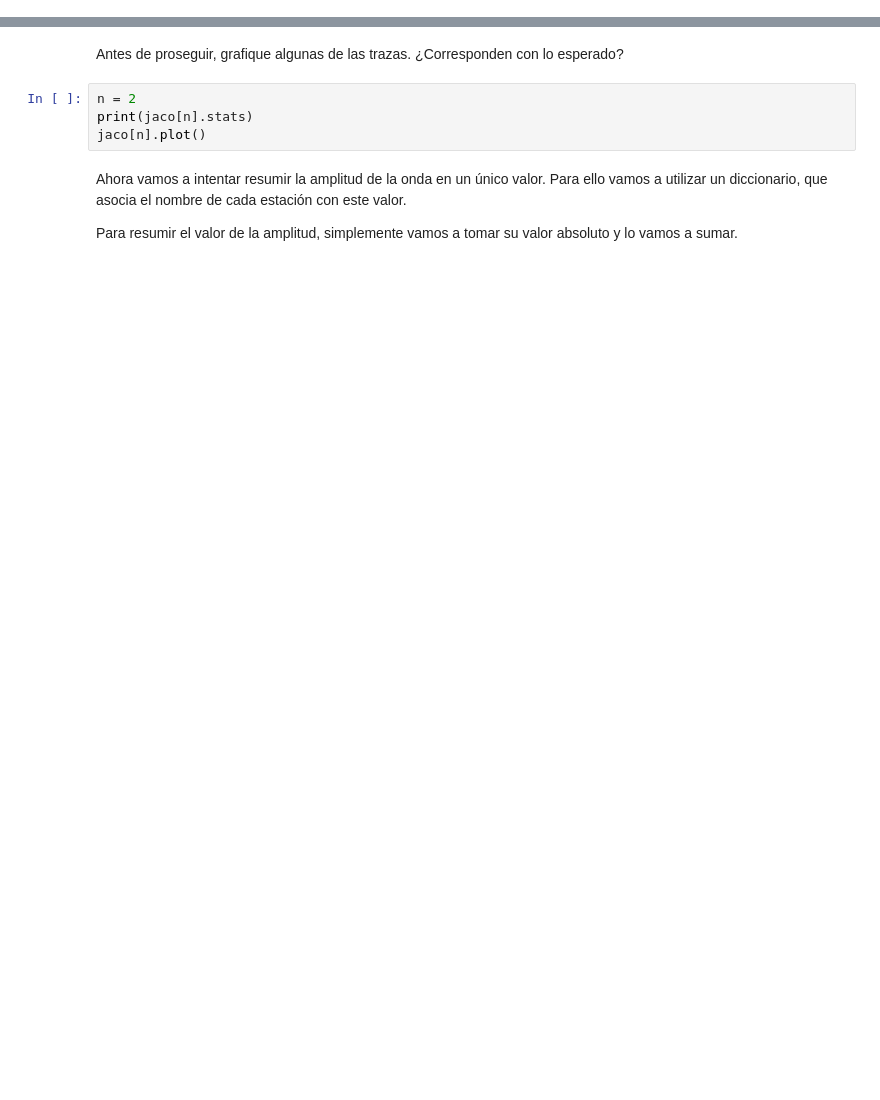
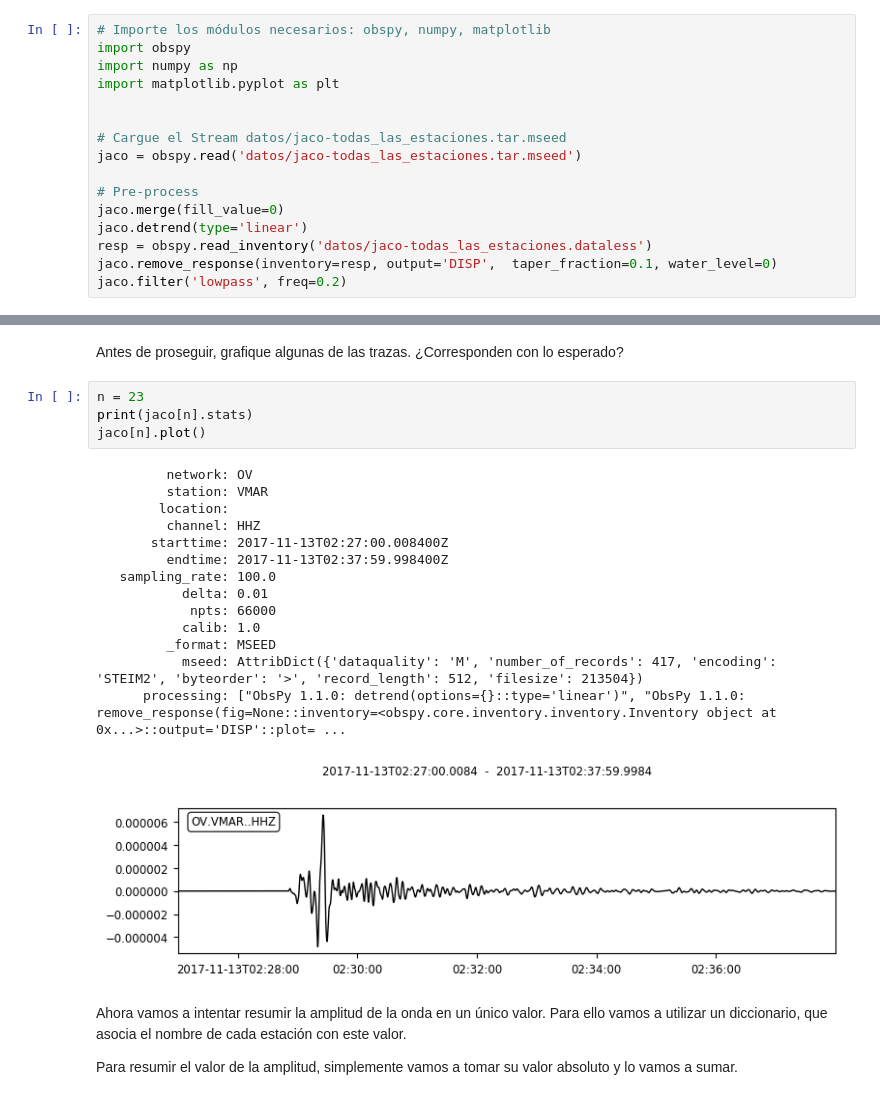
Before and after one commit to CNCA-CeNAT/capacitaciones, a Jupyter notebook: python/sismologia/Obspy3-experimento1.ipynb, the cells around one changed output, grey strips where cells are left out. Saved outputs shown, nothing was run; the diff lists cells and outputs as text; blank space fills up the shorter version.

```diff
--- a/python/sismologia/Obspy3-experimento1.ipynb
+++ b/python/sismologia/Obspy3-experimento1.ipynb
@@ -14,0 +7,16 @@ jaco =
+# %%
+# Importe los módulos necesarios: obspy, numpy, matplotlib
+import obspy
+import numpy as np
+import matplotlib.pyplot as plt
+
+
+# Cargue el Stream datos/jaco-todas_las_estaciones.tar.mseed
+jaco = obspy.read('datos/jaco-todas_las_estaciones.tar.mseed')
+
+# Pre-process
+jaco.merge(fill_value=0)
+jaco.detrend(type='linear')
+resp = obspy.read_inventory('datos/jaco-todas_las_estaciones.dataless')
+jaco.remove_response(inventory=resp, output='DISP',  taper_fraction=0.1, water_level=0)
+jaco.filter('lowpass', freq=0.2)
@@ -15,9 +53,24 @@ jaco =
 # %% [markdown]
 Antes de proseguir, grafique algunas de las trazas. ¿Corresponden con lo esperado?
 # %%
-n = 2
+n = 23
 print(jaco[n].stats)
 jaco[n].plot()
+# %% [output]
+         network: OV
+         station: VMAR
+        location:
+         channel: HHZ
+       starttime: 2017-11-13T02:27:00.008400Z
+         endtime: 2017-11-13T02:37:59.998400Z
+   sampling_rate: 100.0
+           delta: 0.01
+            npts: 66000
+           calib: 1.0
+         _format: MSEED
+           mseed: AttribDict({'dataquality': 'M', 'number_of_records': 417, 'encoding': 'STEIM2', 'byteorder': '>', 'record_length': 512, 'filesize': 213504})
+      processing: ["ObsPy 1.1.0: detrend(options={}::type='linear')", "ObsPy 1.1.0: remove_response(fig=None::inventory=<obspy.core.inventory.inventory.Inventory object at 0x...>::output='DISP'::plot= ...
+[figure, added]
 # %% [markdown]
 Ahora vamos a intentar resumir la amplitud de la onda en un único valor. Para ello vamos a utilizar un diccionario, que asocia el nombre de cada estación con este valor.
 
```
Also changed, not shown: parts of 11 cells of this notebook.
